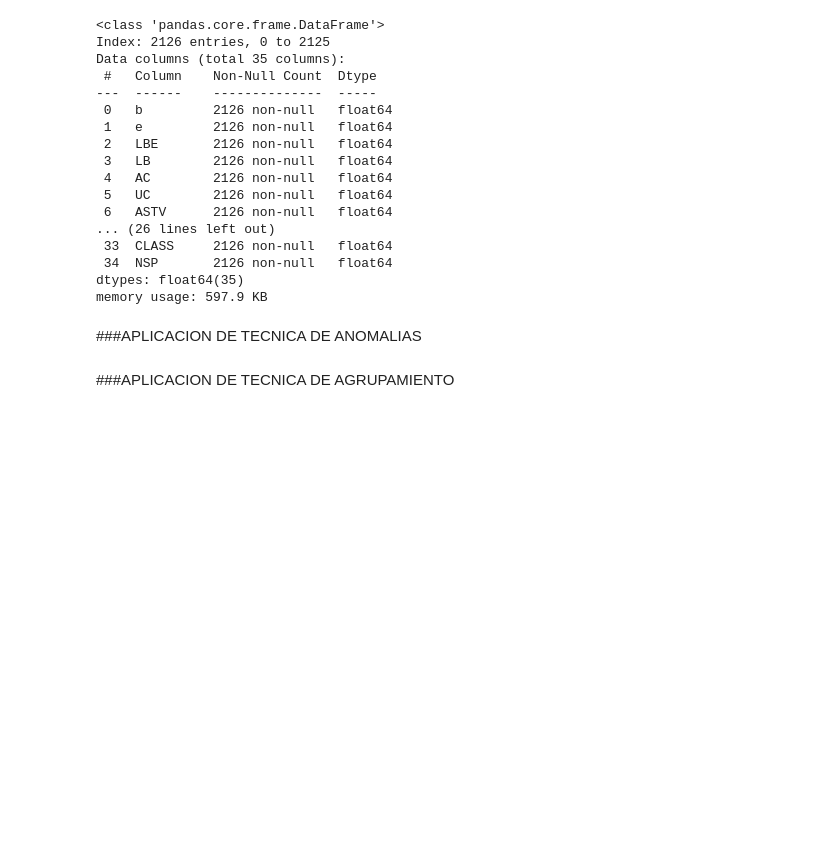
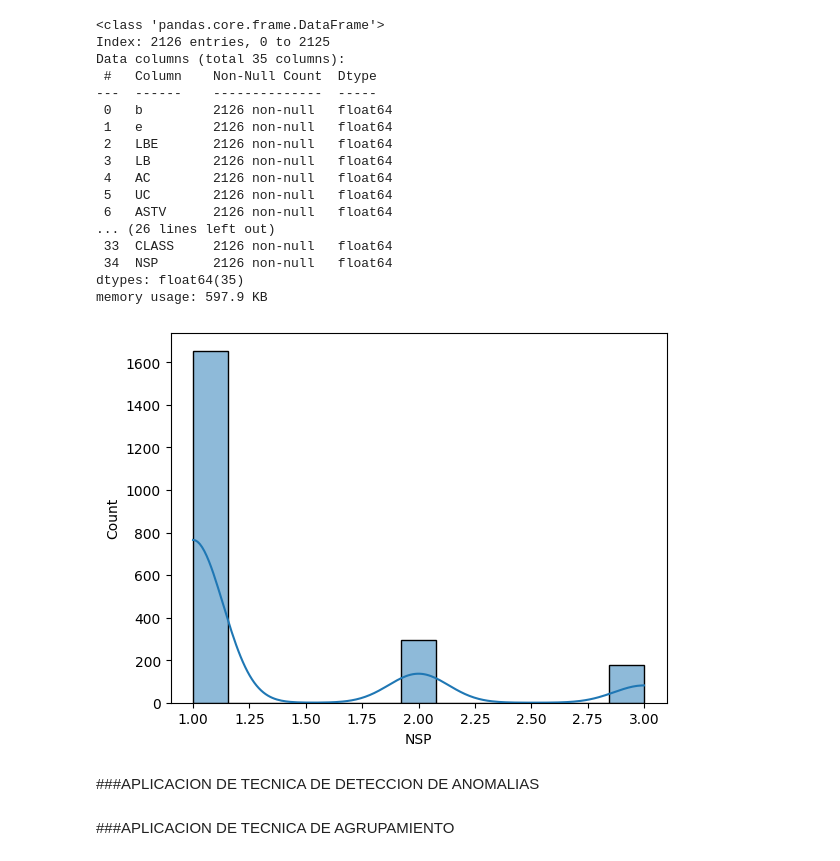
Before and after one commit to gomontalvo/UNIR-AA-Actividad3, a Jupyter notebook: UNIR_AA_Act3_1032g.ipynb, the cells around one changed output. Saved outputs shown, nothing was run; the diff lists cells and outputs as text; code cells hidden in the pictures; blank space fills up the shorter version.

```diff
--- a/UNIR_AA_Act3_1032g.ipynb
+++ b/UNIR_AA_Act3_1032g.ipynb
@@ -336,7 +333,15 @@ Data columns (total 35 columns):
  34  NSP       2126 non-null   float64
 dtypes: float64(35)
 memory usage: 597.9 KB
+# %%
+lst_y = ['NSP']
+
+# Se grafica la variable target mediante un histograma
+sns.histplot(data1_clean['NSP'], kde=True)
+plt.show()
+# %% [output]
+[figure, added]
 # %% [markdown]
-###APLICACION DE TECNICA DE ANOMALIAS
+###APLICACION DE TECNICA DE DETECCION DE ANOMALIAS
 # %% [markdown]
 ###APLICACION DE TECNICA DE AGRUPAMIENTO
```
Also changed, not shown: parts of 2 cells of this notebook.
